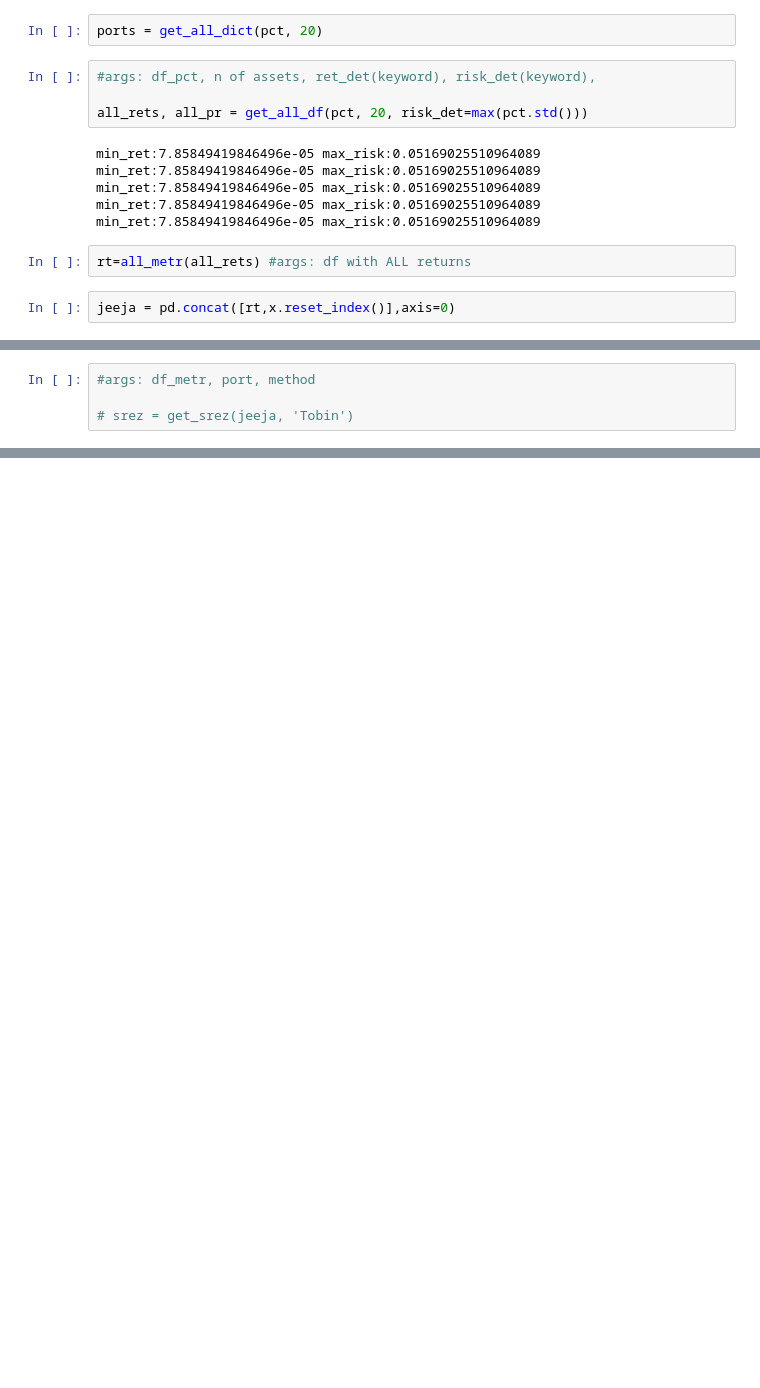
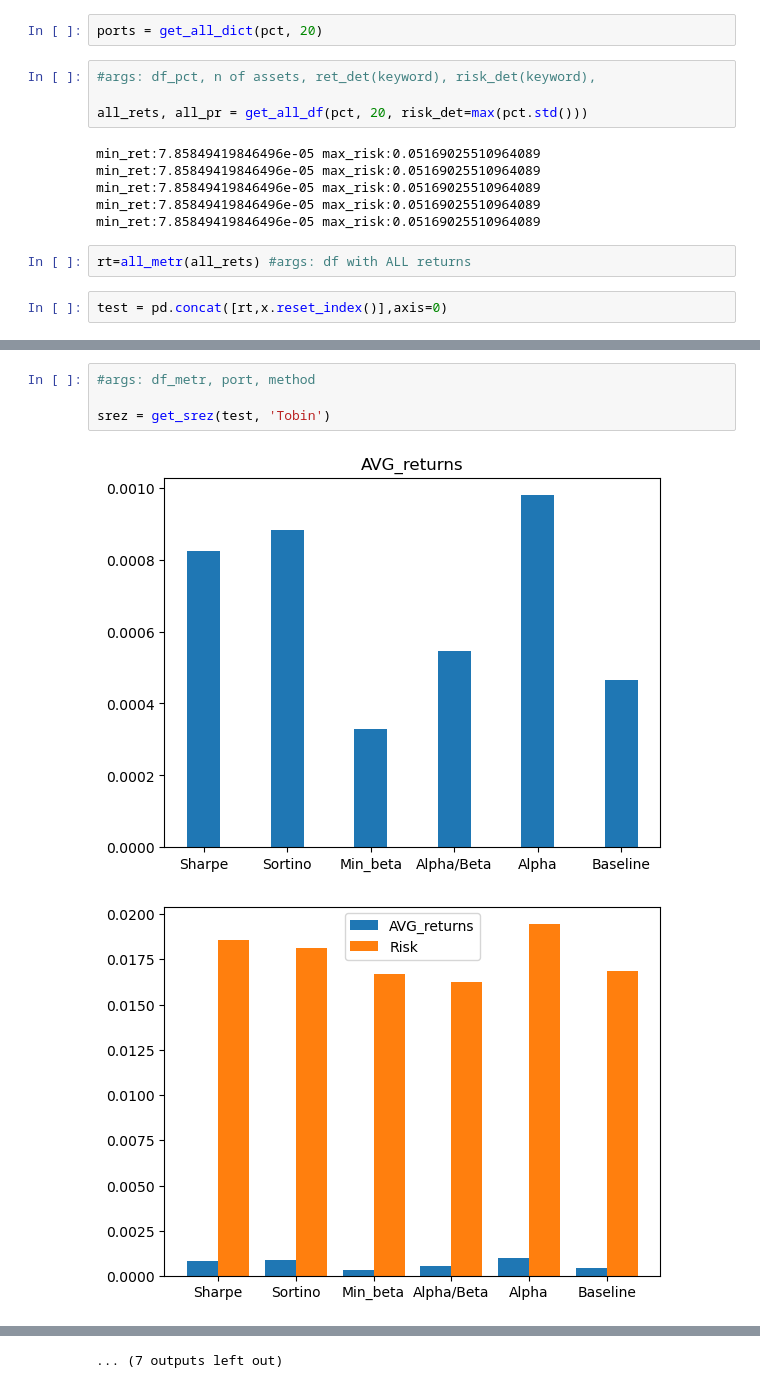
Before and after one commit to Shinypuff/Portfolios, a Jupyter notebook: port_US.ipynb, the cells around one changed output, grey strips where cells are left out. Saved outputs shown, nothing was run; the diff lists cells and outputs as text; blank space fills up the shorter version.

```diff
--- a/port_US.ipynb
+++ b/port_US.ipynb
@@ -548,4 +477,4 @@ min_ret:7.85849419846496e-05 max_risk:0.05169025510964089
 # %%
 rt=all_metr(all_rets) #args: df with ALL returns
 # %%
-jeeja = pd.concat([rt,x.reset_index()],axis=0)
+test = pd.concat([rt,x.reset_index()],axis=0)
@@ -564,4 +492,7 @@ df
 # %%
 #args: df_metr, port, method
 
-# srez = get_srez(jeeja, 'Tobin')
+srez = get_srez(test, 'Tobin')
+# %% [output]
+[figure, added]
+[figure, added]
@@ -568,3 +509,4 @@ df
+... (7 outputs left out)
 # %%
 # args: df_price, port, method
 
```
Also changed, not shown: parts of 19 cells of this notebook, 1 other file.
